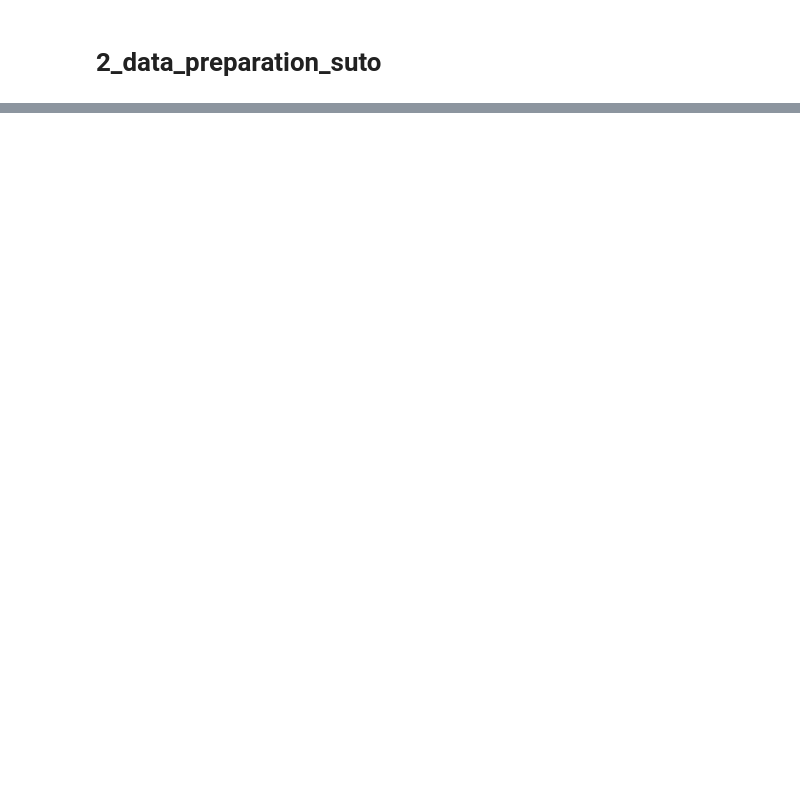
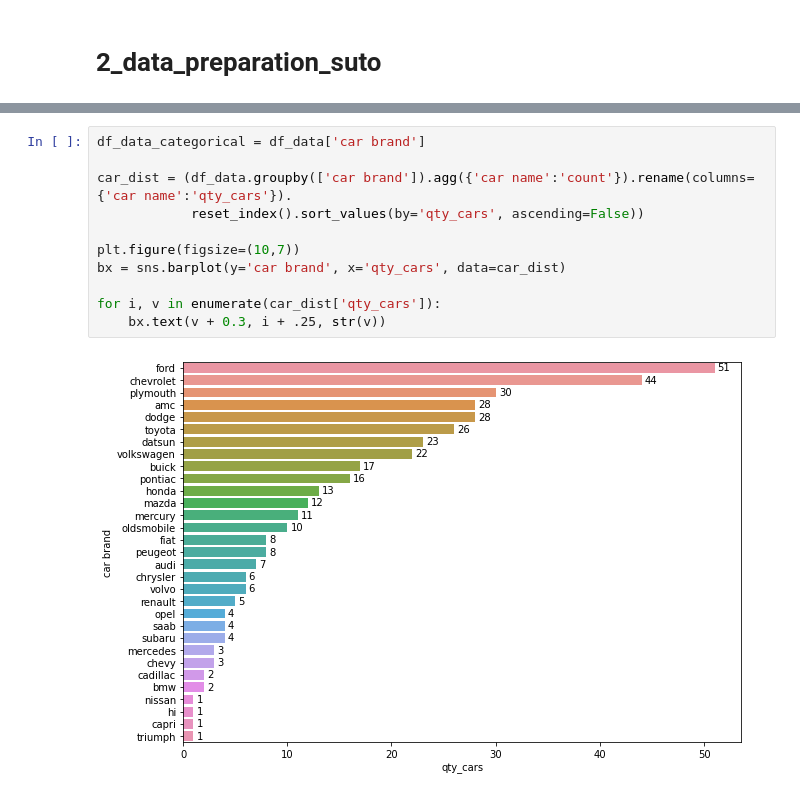
Before and after one commit to Carne-de-Pescoco/kaggle-used-car, a Jupyter notebook: notebooks/2_data_preparation_suto.ipynb, the cells around one changed output, grey strips where cells are left out. Cells and saved outputs as stored; diff of their text form; blank space fills up the shorter version.

```diff
--- a/notebooks/2_data_preparation_suto.ipynb
+++ b/notebooks/2_data_preparation_suto.ipynb
@@ -61,0 +63,13 @@ memory usage: 31.1+ KB
+# %%
+df_data_categorical = df_data['car brand']
+
+car_dist = (df_data.groupby(['car brand']).agg({'car name':'count'}).rename(columns={'car name':'qty_cars'}).
+            reset_index().sort_values(by='qty_cars', ascending=False))
+
+plt.figure(figsize=(10,7))
+bx = sns.barplot(y='car brand', x='qty_cars', data=car_dist)
+
+for i, v in enumerate(car_dist['qty_cars']):
+    bx.text(v + 0.3, i + .25, str(v))
+# %% [output]
+[figure, added]
```
Also changed, not shown: parts of 11 cells of this notebook, 4 other files.
